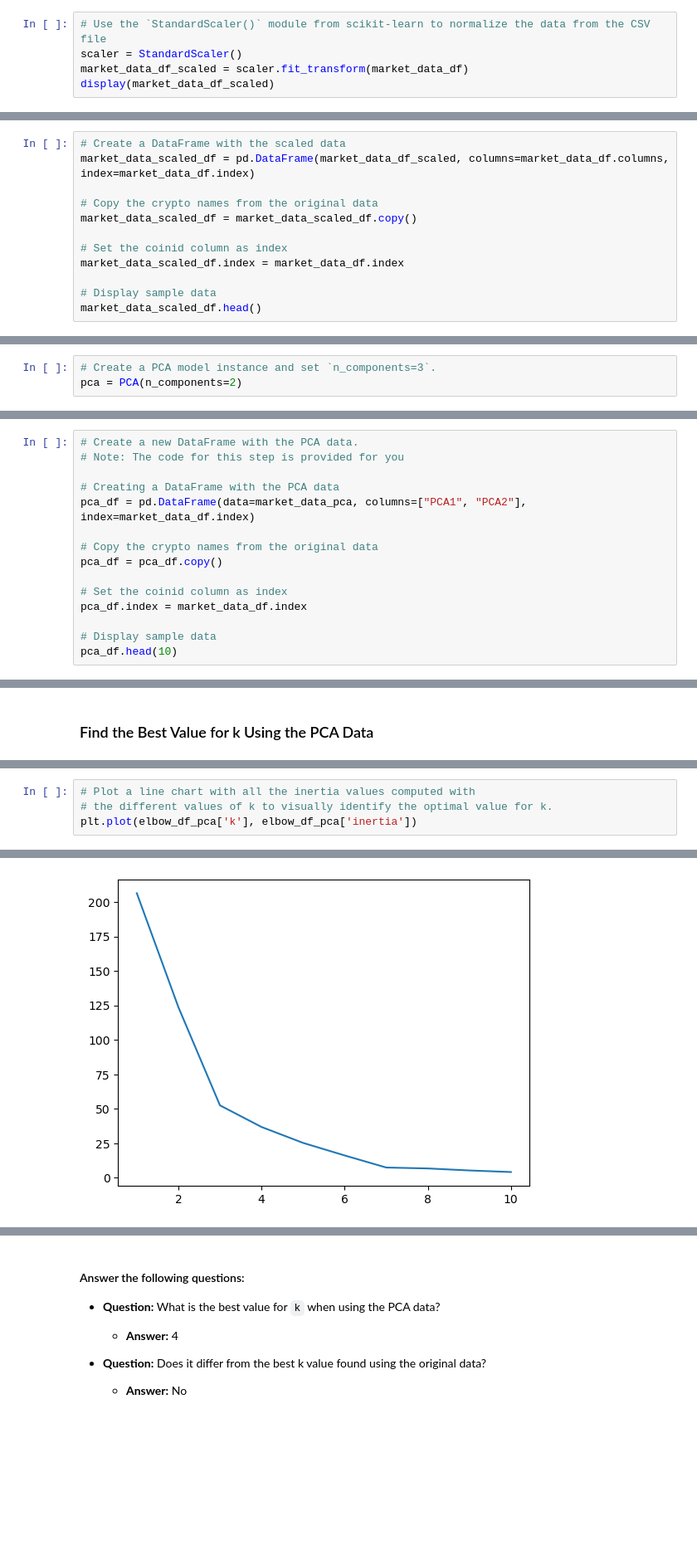
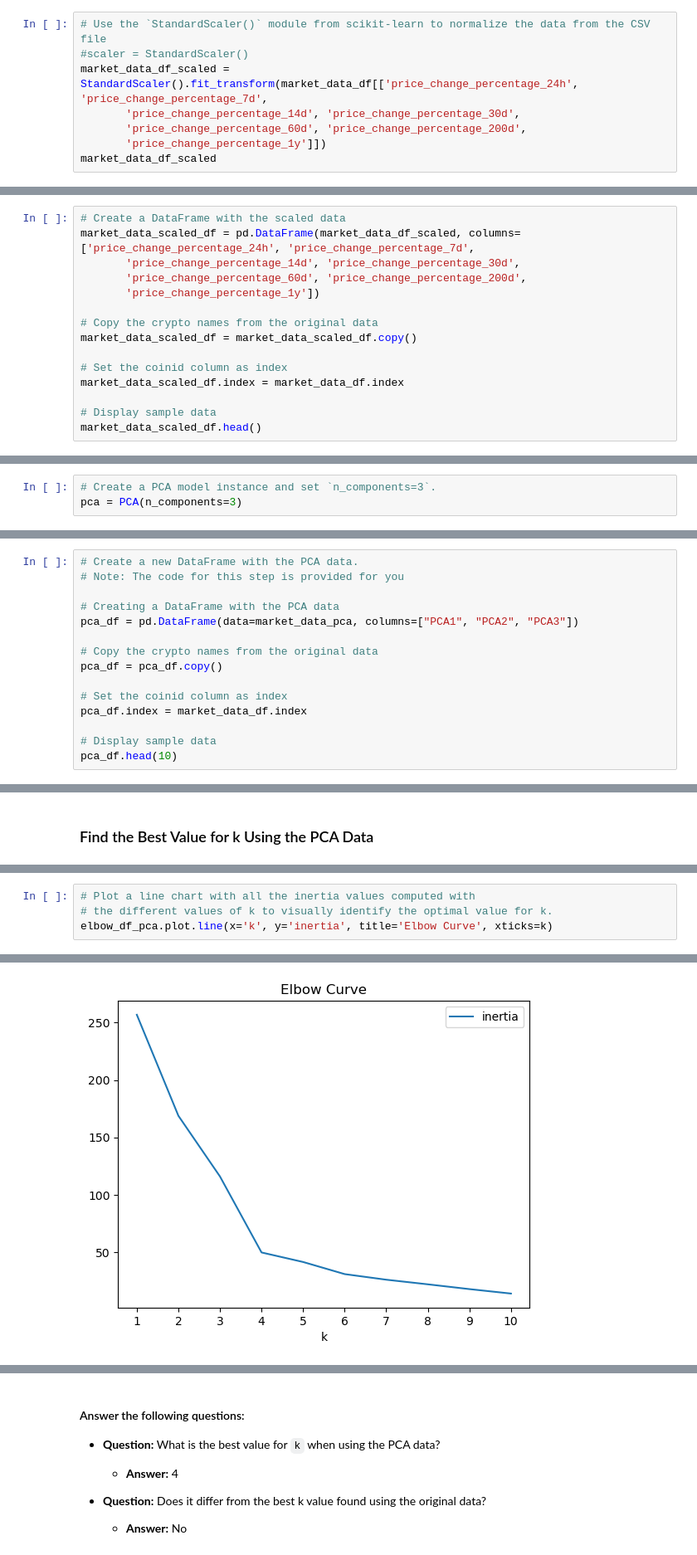
Before and after one commit to abhagwat6/CryptoClustering, a Jupyter notebook: Crypto_Clustering.ipynb, the cells around one changed output, grey strips where cells are left out. Shown: that part at 83% size. Drawn from its saved outputs; the diff is of its cells as text; blank space fills up the shorter version.

```diff
--- a/Crypto_Clustering.ipynb
+++ b/Crypto_Clustering.ipynb
@@ -60,9 +60,12 @@ dtype: object
 ### Prepare the Data
 # %%
 # Use the `StandardScaler()` module from scikit-learn to normalize the data from the CSV file
-scaler = StandardScaler()
-market_data_df_scaled = scaler.fit_transform(market_data_df)
-display(market_data_df_scaled)
+#scaler = StandardScaler()
+market_data_df_scaled = StandardScaler().fit_transform(market_data_df[['price_change_percentage_24h', 'price_change_percentage_7d',
+       'price_change_percentage_14d', 'price_change_percentage_30d',
+       'price_change_percentage_60d', 'price_change_percentage_200d',
+       'price_change_percentage_1y']])
+market_data_df_scaled
 # %% [output]
 array([[ 5.08529366e-01,  4.93193071e-01,  7.72200433e-01,
          2.35459633e-01, -6.74950963e-02, -3.55953481e-01,
@@ -83,7 +86,10 @@ array([[ 5.08529366e-01,  4.93193071e-01,  7.72200433e-01,
         -1.32481673e-01]])
 # %%
 # Create a DataFrame with the scaled data
-market_data_scaled_df = pd.DataFrame(market_data_df_scaled, columns=market_data_df.columns, index=market_data_df.index)
+market_data_scaled_df = pd.DataFrame(market_data_df_scaled, columns=['price_change_percentage_24h', 'price_change_percentage_7d',
+       'price_change_percentage_14d', 'price_change_percentage_30d',
+       'price_change_percentage_60d', 'price_change_percentage_200d',
+       'price_change_percentage_1y'])
 
 # Copy the crypto names from the original data
 market_data_scaled_df = market_data_scaled_df.copy()
@@ -203,7 +209,7 @@ clustered_df.plot.scatter(x="price_change_percentage_24h", y="price_change_perce
 ### Optimize Clusters with Principal Component Analysis.
 # %%
 # Create a PCA model instance and set `n_components=3`.
-pca = PCA(n_components=2)
+pca = PCA(n_components=3)
 # %%
 # Use the PCA model with `fit_transform` on the original scaled DataFrame to reduce to three principal components.
 market_data_pca = pca.fit_transform(market_data_scaled_df)
@@ -233,7 +239,7 @@ array([0.3719856 , 0.34700813])
 # Note: The code for this step is provided for you
 
 # Creating a DataFrame with the PCA data
-pca_df = pd.DataFrame(data=market_data_pca, columns=["PCA1", "PCA2"], index=market_data_df.index)
+pca_df = pd.DataFrame(data=market_data_pca, columns=["PCA1", "PCA2", "PCA3"])
 
 # Copy the crypto names from the original data
 pca_df = pca_df.copy()
@@ -299,5 +305,5 @@ elbow_df_pca
 # %%
 # Plot a line chart with all the inertia values computed with
 # the different values of k to visually identify the optimal value for k.
-plt.plot(elbow_df_pca['k'], elbow_df_pca['inertia'])
+elbow_df_pca.plot.line(x='k', y='inertia', title='Elbow Curve', xticks=k)
 # %% [output]
@@ -305 +311 @@ plt.plot(elbow_df_pca['k'], elbow_df_pca['inertia'])
-[figure, old version]
+[figure, new version]
```
Also changed, not shown: parts of 21 cells of this notebook.
